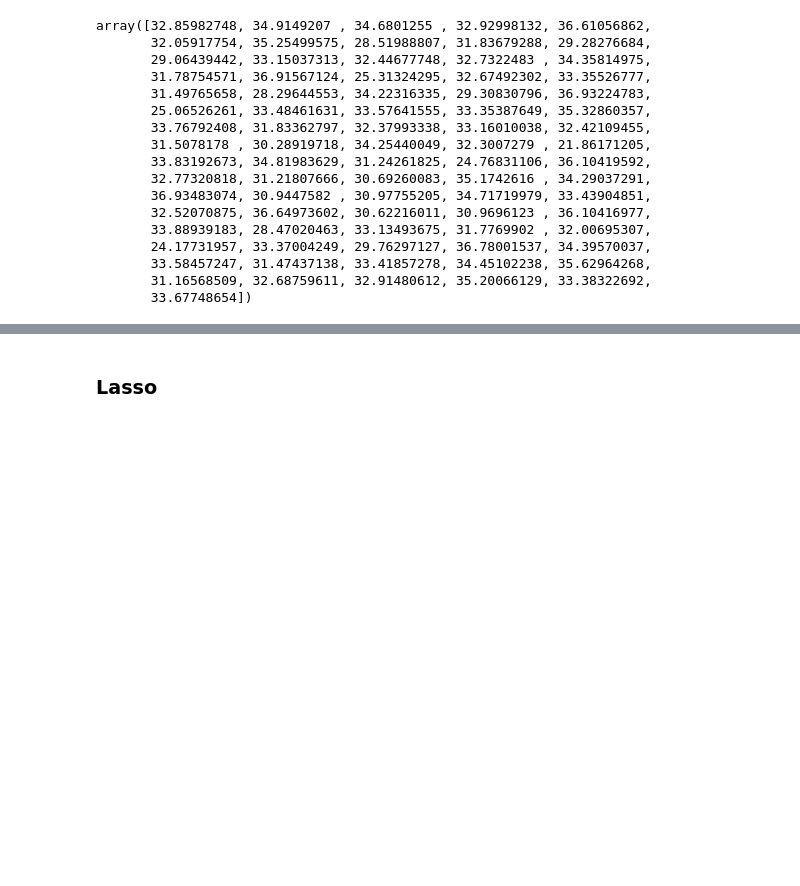
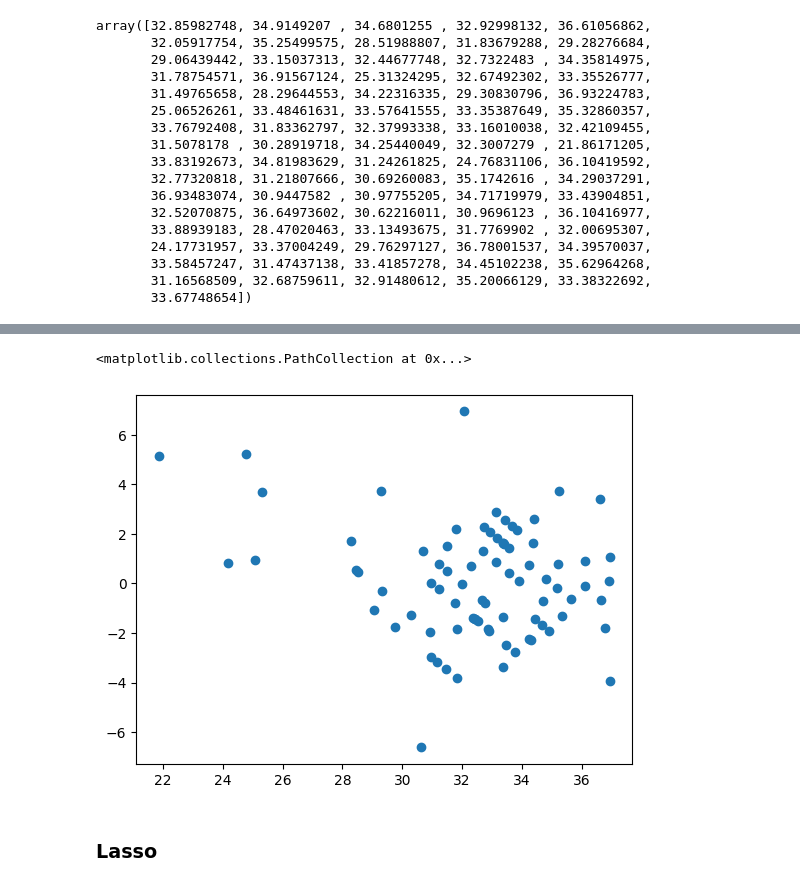
Before and after one commit to Rushi9867/Ineuron_Tasks, a Jupyter notebook: EDA/Algerian_Forest/Algerian_forest.ipynb, the cells around one changed output, grey strips where cells are left out. Drawn from its saved outputs; the diff is of its cells as text; code cells hidden in the pictures; blank space fills up the shorter version.

```diff
--- a/EDA/Algerian_Forest/Algerian_forest.ipynb
+++ b/EDA/Algerian_Forest/Algerian_forest.ipynb
@@ -790,3 +835,8 @@ array([32.85982748, 34.9149207 , 34.6801255 , 32.92998132, 36.61056862,
+# %%
+plt.scatter(rid_pred,residuals1)
+# %% [output]
+<matplotlib.collections.PathCollection at 0x...>
+[figure, added]
 # %% [markdown]
 ### Lasso
 # %%
```
Also changed, not shown: parts of 18 cells of this notebook.
